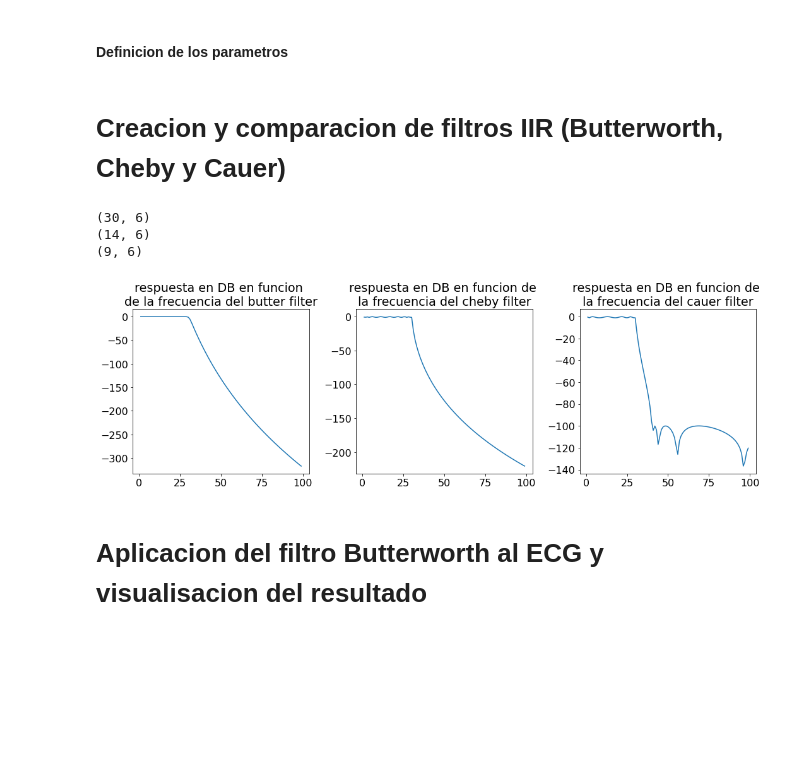
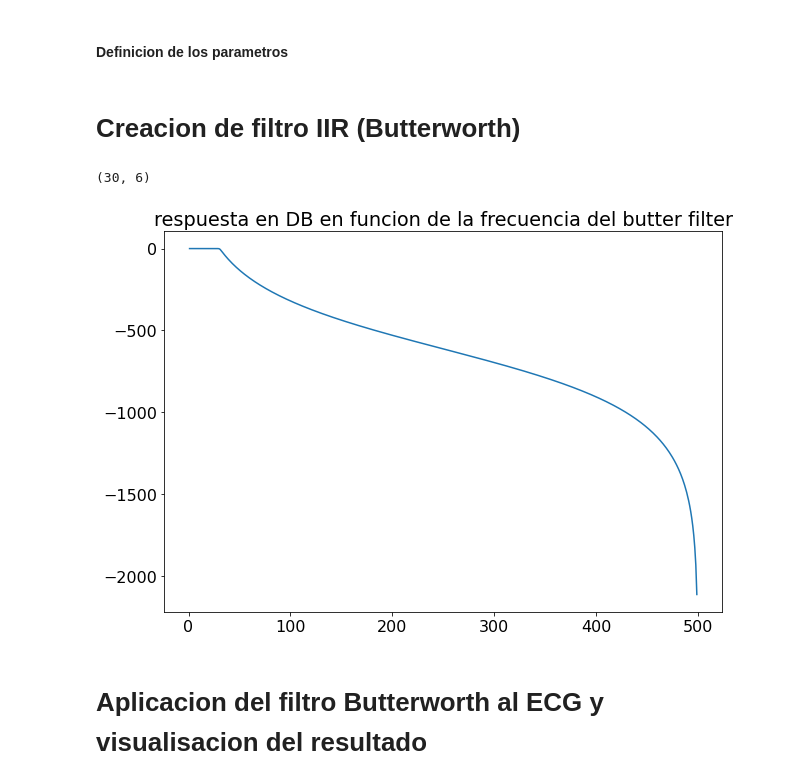
Before and after one commit to Mathilde-lelephant/Mathilde-d-Hebrail-PDS-repo, a Jupyter notebook: notebook9.ipynb, the cells around one changed output. Saved outputs shown, nothing was run; the diff lists cells and outputs as text; code cells hidden in the pictures; blank space fills up the shorter version.

```diff
--- a/notebook9.ipynb
+++ b/notebook9.ipynb
@@ -53,42 +53,22 @@ frecs = np.array([0.0,         ws1,         wp1,     wp2,     ws2,         nyq_f
 gains = np.array([-atenuacion, -atenuacion, -ripple, -ripple, -atenuacion, -atenuacion])
 gains = 10**(gains/20)
 # %% [markdown]
-# Creacion y comparacion de filtros IIR (Butterworth, Cheby y Cauer)
+# Creacion de filtro IIR (Butterworth)
 # %%
 bp_sos_butter = sig.iirdesign( wp = [wp1, wp2], ws = [ws1, ws2], gpass = 10**(0.5/20), gstop = 10**(40/20), ftype='butter', analog=False, output='sos', fs=1000 )
-bp_sos_cheby = sig.iirdesign( wp = [wp1, wp2], ws = [ws1, ws2], gpass = 10**(0.5/20), gstop = 10**(40/20), ftype='cheby1', output='sos', fs=1000 )
-bp_sos_cauer = sig.iirdesign( wp = [wp1, wp2], ws = [ws1, ws2], gpass = 10**(0.5/20), gstop = 10**(40/20), ftype='ellip', output='sos', fs=1000 )
+
+print(bp_sos_butter.shape)
+
+_, hh_butter = sig.sosfreqz(sos = bp_sos_butter, worN = 500, fs=1000)
 
 
-print(bp_sos_butter.shape)
-print(bp_sos_cheby.shape)
-print(bp_sos_cauer.shape)
-
-_, hh_butter = sig.sosfreqz(sos = bp_sos_butter, worN = 500, fs=1000)
-_, hh_cheby = sig.sosfreqz(sos = bp_sos_cheby,worN = 500, fs=1000)
-_, hh_cauer = sig.sosfreqz(sos = bp_sos_cauer,worN = 500, fs=1000)
-
-plt.figure(figsize=(15, 5))
-
-plt.subplot(1, 3, 1)
-plt.plot(20 * np.log10(abs(hh_butter[:100])))
-plt.title("respuesta en DB en funcion \nde la frecuencia del butter filter")
-
-plt.subplot(1, 3, 2)
-plt.plot(20 * np.log10(abs(hh_cheby[:100])))
-plt.title("respuesta en DB en funcion de \nla frecuencia del cheby filter")
-
-plt.subplot(1, 3, 3)
-plt.plot(20 * np.log10(abs(hh_cauer[:100])))
-plt.title("respuesta en DB en funcion de \nla frecuencia del cauer filter")
-
-plt.tight_layout()
+plt.figure()
+plt.plot(20 * np.log10(abs(hh_butter)))
+plt.title("respuesta en DB en funcion de la frecuencia del butter filter")
 plt.show()
 # %% [output]
 (30, 6)
-(14, 6)
-(9, 6)
-[figure, old version]
+[figure, new version]
 # %% [markdown]
 # Aplicacion del filtro Butterworth al ECG y visualisacion del resultado
 # %% [markdown]
```
Also changed, not shown: parts of 5 cells of this notebook.
